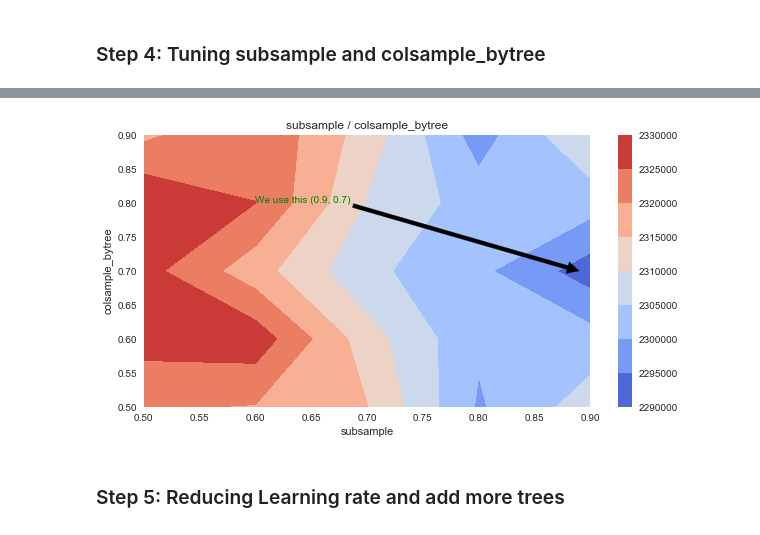
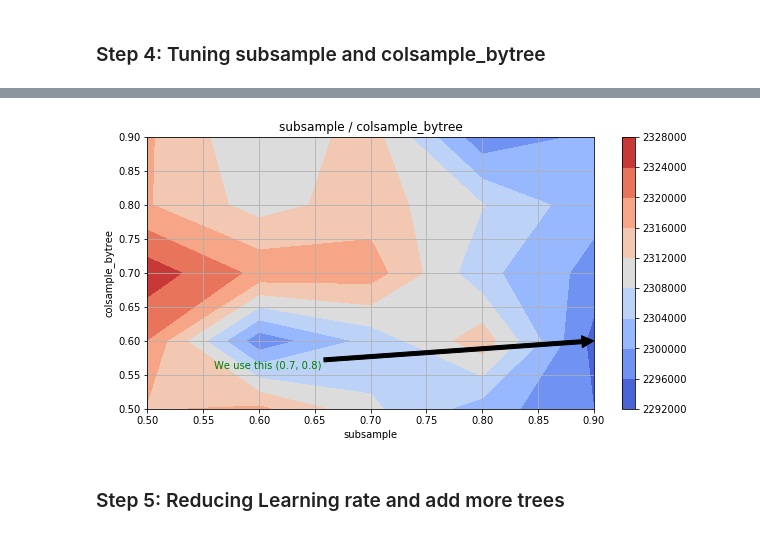
Before and after one commit to prraoo/sberbank_capstone, a Jupyter notebook: XGBoost.ipynb, the cells around one changed output, grey strips where cells are left out. Drawn from its saved outputs; the diff is of its cells as text; code cells hidden in the pictures.

```diff
--- a/XGBoost.ipynb
+++ b/XGBoost.ipynb
@@ -374,9 +357,9 @@ xgb_params_1 = {
                  'n_estimators': 50
              }
 # %%
-optimzed_xgb = GridSearchCV(estimator=xgb.XGBRegressor(**xgb_params_1), param_grid=xgb_params_cv_1,scoring='mean_squared_error',
+optimzed_xgb_1 = GridSearchCV(estimator=xgb.XGBRegressor(**xgb_params_1), param_grid=xgb_params_cv_1,scoring='mean_squared_error',
                                 cv = 5, n_jobs = -1)
 # %%
 %%time
-optimzed_xgb.fit(train_X,train_y)
+optimzed_xgb_1.fit(train_X,train_y)
 # %% [output]
@@ -490,14 +422,13 @@ xgb_params_cv_2 = {'gamma':[ 0.2 * i for i in range(0,6)]}
 # %%
 xgb_params_2 = {
                  'colsample_bytree': 0.5,
-                 'eta': 0.1,
                  'eval_metric': 'rmse',
                  'objective': 'reg:linear',
                  'seed': 0,
                  'silent': 0,
                  'subsample': 0.5,
-                 'max_depth' : 7,
-                 'min_child_weight':1,
+                 'max_depth' : 8,
+                 'min_child_weight':6,
                  'n_estimators': 50
              }
 # %%
@@ -552,8 +473,8 @@ xgb_params_3 = {
                  'objective': 'reg:linear',
                  'seed': 0,
                  'silent': 0,
-                 'max_depth' : 7,
-                 'min_child_weight':1,
+                 'max_depth' : 8,
+                 'min_child_weight':6,
                  'gamma': 0,
                  'n_estimators': 50
              }
@@ -635,19 +520,19 @@ scores_3 = (abs(scores_3))**0.5
 # %%
 plt.figure(figsize=(10,5))
 cp = plt.contourf(xgb_params_cv_3['subsample'], xgb_params_cv_3['colsample_bytree'], scores_3, cmap='coolwarm')
 
 plt.colorbar(cp)
 plt.title('subsample / colsample_bytree')
 plt.xlabel('subsample')
 plt.ylabel('colsample_bytree')
 plt.grid(True)
 
-plt.annotate('We use this (0.9, 0.7)', xy=(0.89,0.7), xytext=(0.6, 0.8), arrowprops=dict(facecolor='black'), color='green')
+plt.annotate('We use this (0.7, 0.8)', xy=(0.9,0.6), xytext=(0.56, 0.56), arrowprops=dict(facecolor='black'), color='green')
 
 
 plt.show()
 # %% [output]
-[figure, old version]
+[figure, new version]
 # %% [markdown]
 ### Step 5: Reducing Learning rate and add more trees
 # %%
```
Also changed, not shown: parts of 58 cells of this notebook, 1 other file.
